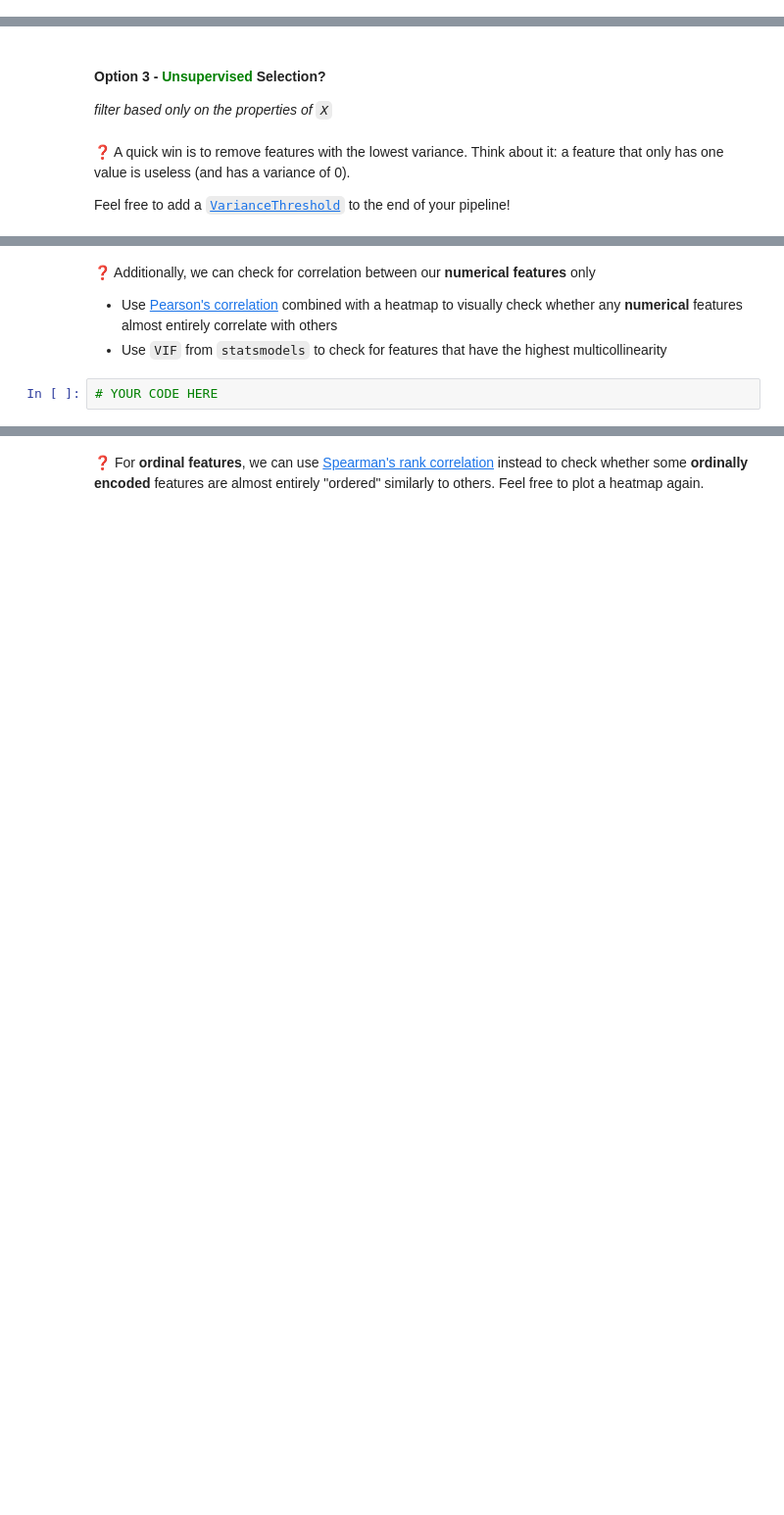
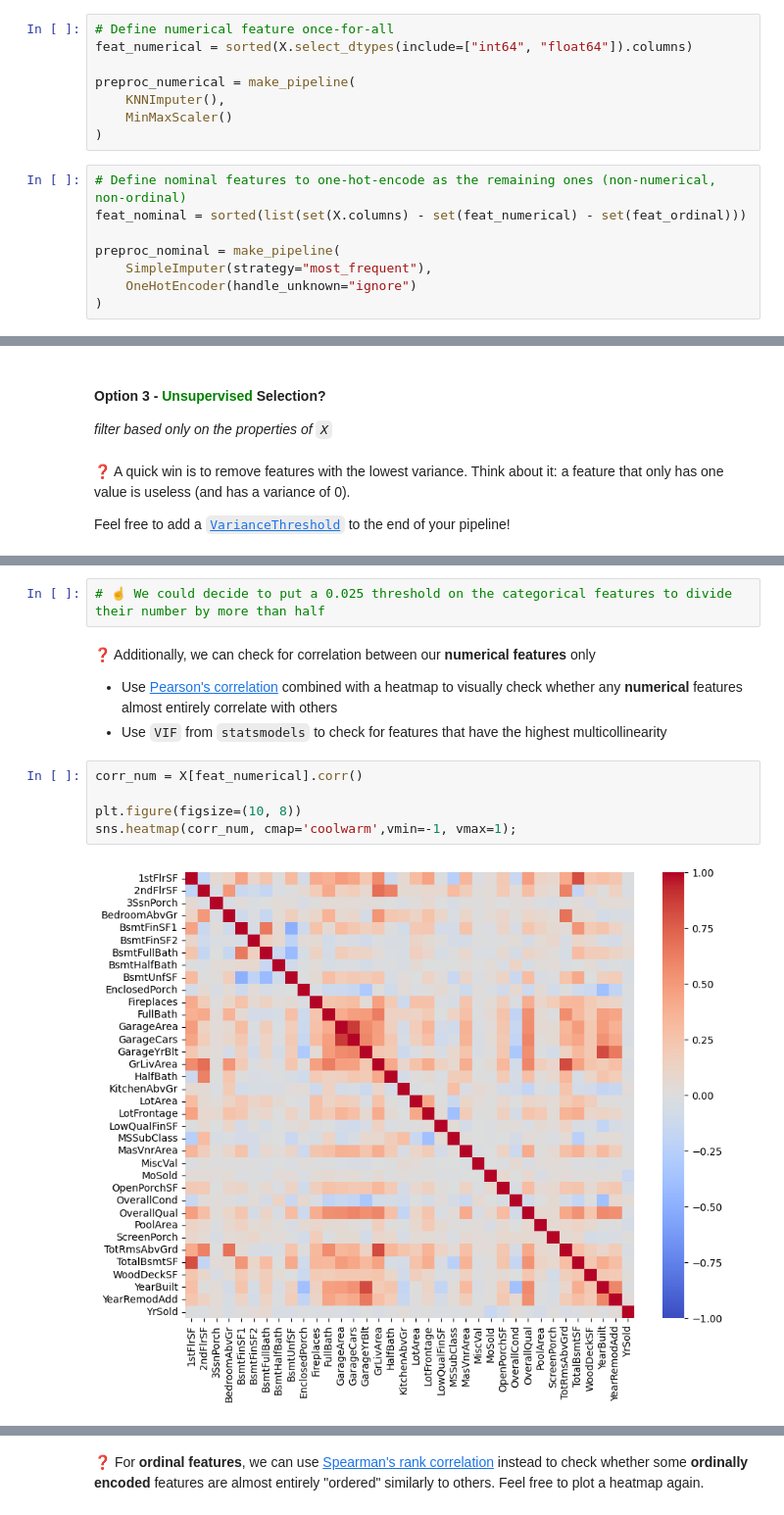
Before and after one commit to ParissaPeimaniyfard/data-houses-kaggle-competition, a Jupyter notebook: houses_kaggle_competition.ipynb, the cells around one changed output, grey strips where cells are left out. Shown at 98% size. Saved outputs shown, nothing was run; the diff lists cells and outputs as text; blank space fills up the shorter version.

```diff
--- a/houses_kaggle_competition.ipynb
+++ b/houses_kaggle_competition.ipynb
@@ -663,0 +577,16 @@ encoder.transform([
+# %%
+# Define numerical feature once-for-all
+feat_numerical = sorted(X.select_dtypes(include=["int64", "float64"]).columns)
+
+preproc_numerical = make_pipeline(
+    KNNImputer(),
+    MinMaxScaler()
+)
+# %%
+# Define nominal features to one-hot-encode as the remaining ones (non-numerical, non-ordinal)
+feat_nominal = sorted(list(set(X.columns) - set(feat_numerical) - set(feat_ordinal)))
+
+preproc_nominal = make_pipeline(
+    SimpleImputer(strategy="most_frequent"),
+    OneHotEncoder(handle_unknown="ignore")
+)
@@ -716,7 +780,14 @@ Feel free to add a [`VarianceThreshold`](https://scikit-learn.org/stable/modules
+# %%
+# ☝️ We could decide to put a 0.025 threshold on the categorical features to divide their number by more than half
 # %% [markdown]
 ❓ Additionally, we can check for correlation between our **numerical features** only
 
 - Use [Pearson's correlation](https://en.wikipedia.org/wiki/Pearson_correlation_coefficient) combined with a heatmap to visually check whether any **numerical** features almost entirely correlate with others
 - Use `VIF` from `statsmodels` to check for features that have the highest multicollinearity
-# %%
-# YOUR CODE HERE
+# %%
+corr_num = X[feat_numerical].corr()
+
+plt.figure(figsize=(10, 8))
+sns.heatmap(corr_num, cmap='coolwarm',vmin=-1, vmax=1);
+# %% [output]
+[figure, added]
```
Also changed, not shown: parts of 113 cells of this notebook.
